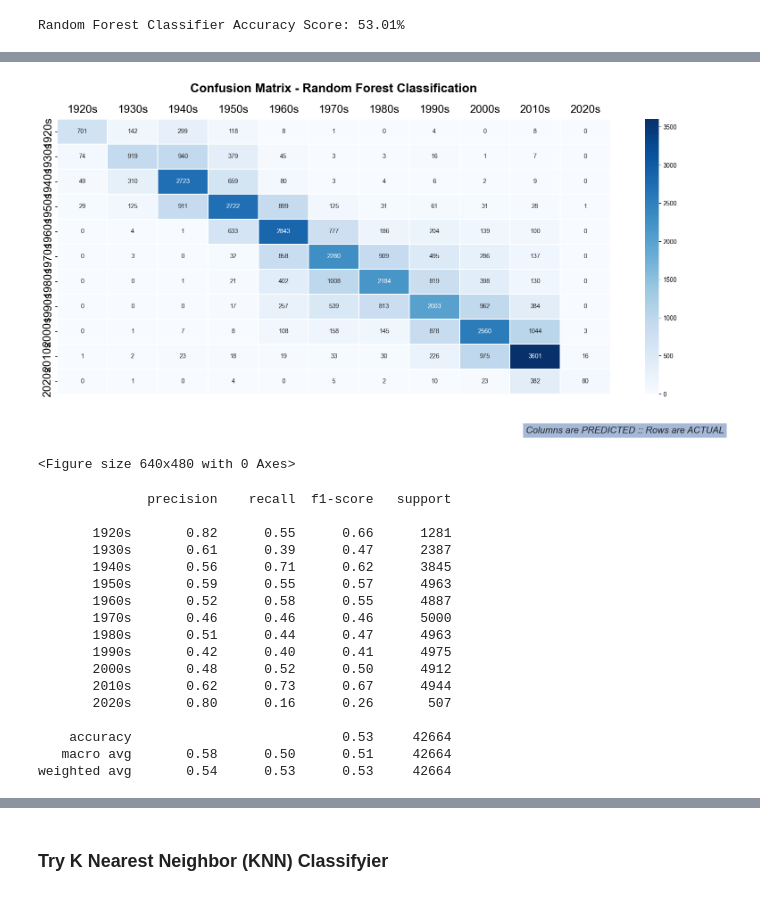
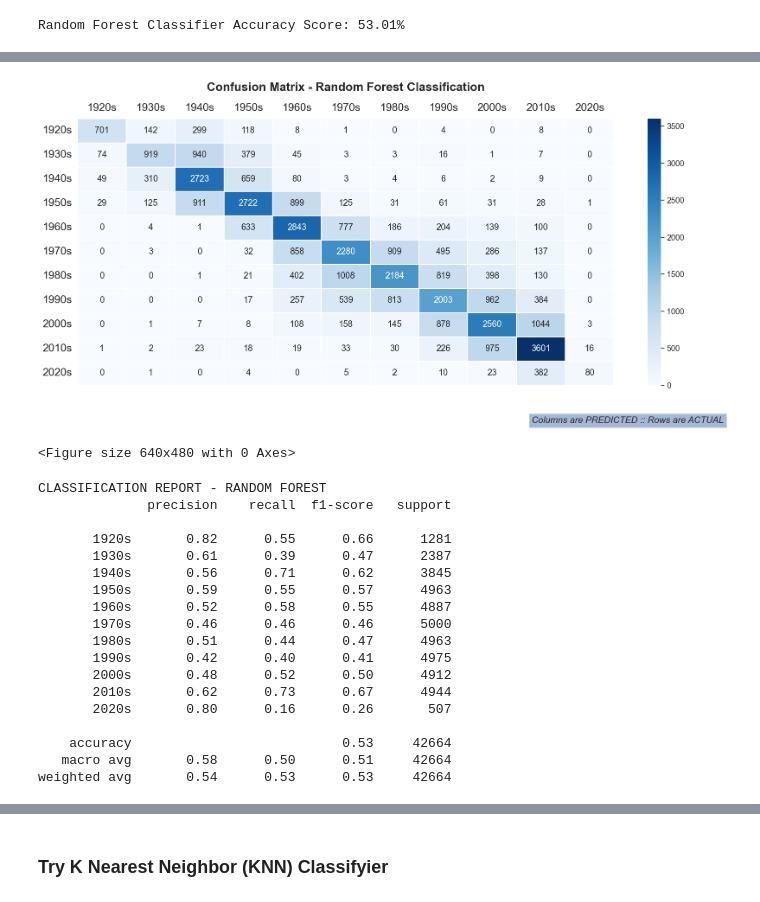
Before and after one commit to tenntully/Project-4_TeamTyrell, a Jupyter notebook: Project4-MusicML-DecadePrediction.ipynb, the cells around one changed output, grey strips where cells are left out. Drawn from its saved outputs; the diff is of its cells as text; code cells hidden in the pictures.

```diff
--- a/Project4-MusicML-DecadePrediction.ipynb
+++ b/Project4-MusicML-DecadePrediction.ipynb
@@ -132,22 +117,27 @@ rfConfusionDF
 # %%
 # Plot heatmap for confusion matrix
 plt.figure(figsize=(20,8))
 plt.title(f"Confusion Matrix - Random Forest Classification", fontsize=20, weight = 'bold', pad=20)
 
-sns.heatmap(rfConfusionDF, cmap ='Blues', linewidths = 0.30, annot = True, fmt='.0f')
+ax = sns.heatmap(rfConfusionDF, cmap ='Blues', linewidths = 0.30, annot = True, fmt='.0f')
+ax.set_yticklabels(ax.get_yticklabels(), rotation=0)
+
 sns.set(font_scale=1.2)
+plt.xticks(rotation=0)  # Rotate x-axis labels
 plt.tick_params(axis='both', which='major', labelsize=18, labelbottom = False, bottom=False, top = False, labeltop=True)
 plt.figtext(.65, 0.001, "Columns are PREDICTED :: Rows are ACTUAL", fontsize=15, style = 'italic', bbox={"alpha":0.5, "pad":5})
 
 plt.show()
 plt.tight_layout()
 # %% [output]
-[figure, old version]
+[figure, new version]
 <Figure size 640x480 with 0 Axes>
 # %%
 # classification report
+print("CLASSIFICATION REPORT - RANDOM FOREST")
 print(classification_report(y_test, predictedValues, target_names = decades))
 # %% [output]
+CLASSIFICATION REPORT - RANDOM FOREST
               precision    recall  f1-score   support
 
        1920s       0.82      0.55      0.66      1281
```
Also changed, not shown: parts of 9 cells of this notebook, 3 other files.
